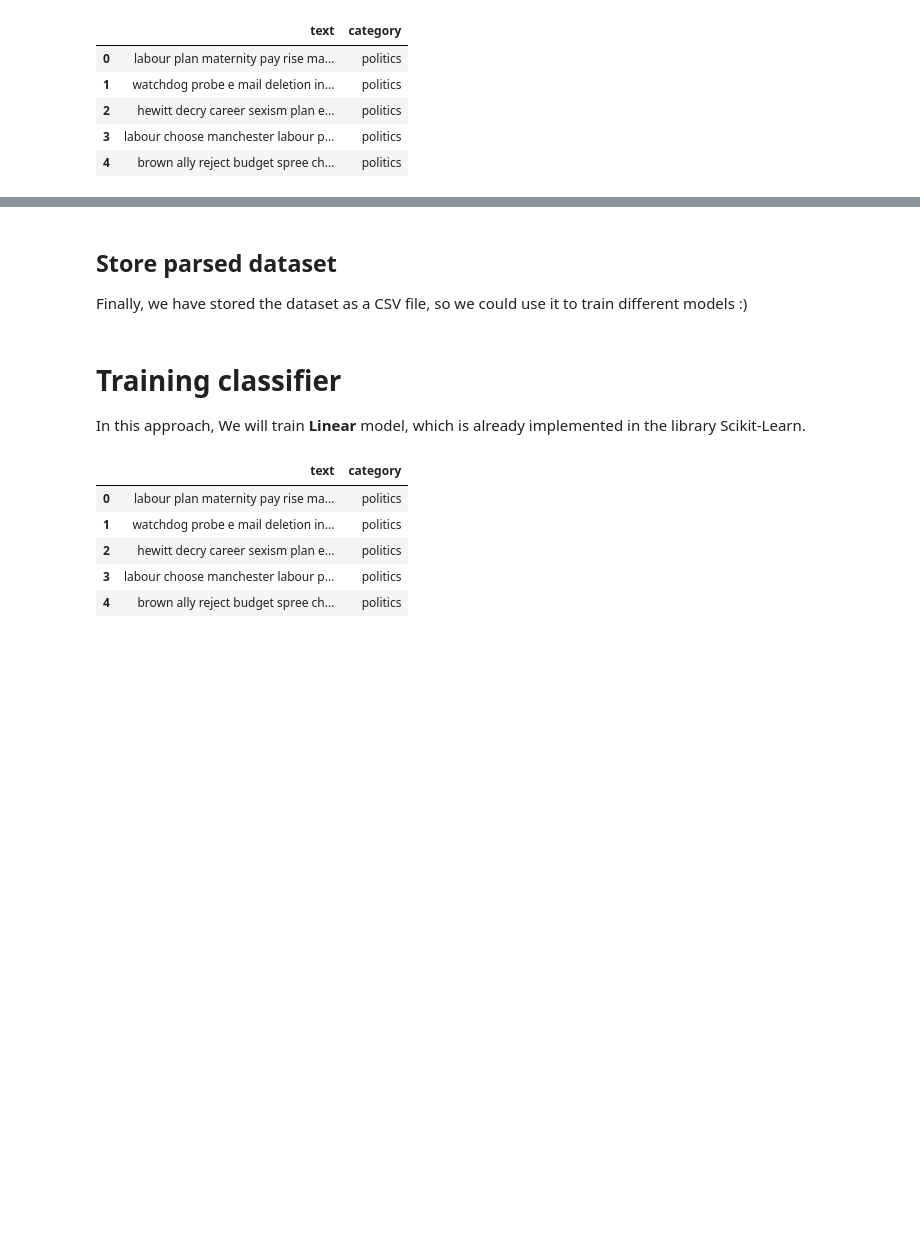
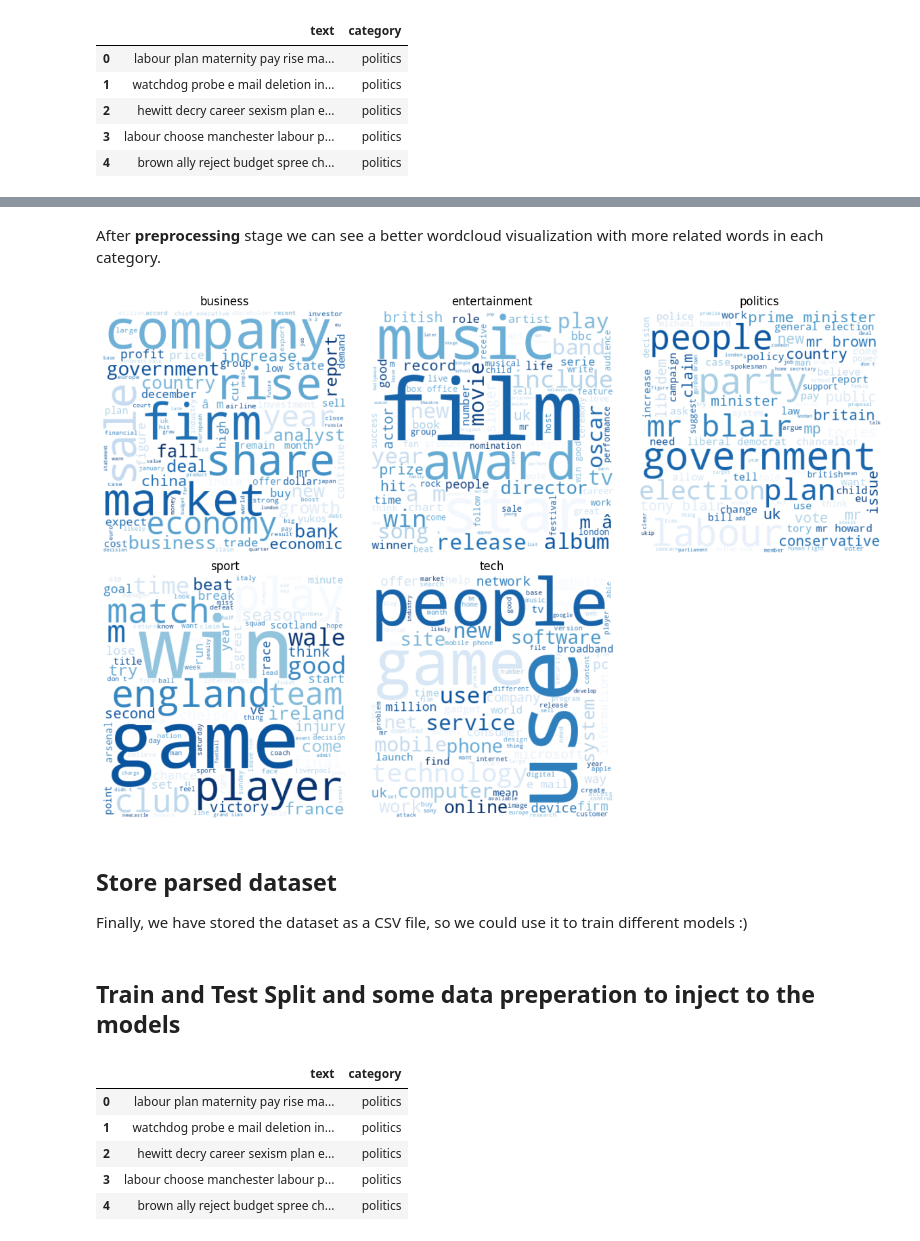
Before and after one commit to alizahedi7/Text-Classification, a Jupyter notebook: Text_Classification.ipynb, the cells around one changed output, grey strips where cells are left out. Cells and saved outputs as stored; diff of their text form; code cells hidden in the pictures; blank space fills up the shorter version.

```diff
--- a/Text_Classification.ipynb
+++ b/Text_Classification.ipynb
@@ -192,5 +257,5 @@ def clean_puns(df):
 # %%
-df = clean_puns(df)
+df = clean_punctuation(df)
 df.head()
 # %% [output]
 |  | text | category |
@@ -246,2 +299,32 @@ def lemmatize_dataset(df, join_char=' '):
+# %%
+def lemmatize_dataset(df, join_char=' '):
+    """
+    Lemmatize the 'text' column of a pandas DataFrame using the Spacy library.
+
+    Args:
+        df: A pandas DataFrame with a 'text' column to be lemmatized.
+        join_char: The character to use when joining the lemmatized tokens into a string. Default is ' '.
+
+    Returns:
+        The lemmatized pandas DataFrame.
+    """
+    # Load the Spacy English model
+    nlp = spacy.load('en_core_web_sm')
+
+    for index, row in df.iterrows():
+        # Get the text from the current row
+        text = row['text']
+
+        # Tokenize the text and lemmatize each token
+        tokens = nlp(text)
+        lemmatized_tokens = [w.lemma_.strip().lower() if w.lemma_ != "-PRON-" else w.lower_ for w in tokens]
+
+        # Join the lemmatized tokens into a string
+        lemmatized_text = join_char.join(lemmatized_tokens)
+
+        # Update the 'text' column with the lemmatized text
+        row['text'] = lemmatized_text
+
+    return df
 # %%
 df = lemmatize_dataset(df)
@@ -291,6 +400,6 @@ def clean_stops(df, join_char=' ', split_char=' '):
 # %%
-df = clean_stops(df)
-df.head() # Sample
+df = clean_stop_words(df)
+df.head()
 # %% [output]
 |  | text | category |
 | 0 | labour plan maternity pay rise ma... | politics |
@@ -413,6 +565,6 @@ def tf_idf_on_data(df, split_char=' ', join_char=' '):
 # %%
-df = tf_idf_on_data(df)
-df.head() # Sample
+apply_tf_idf_threshold(df)
+df.head()
 # %% [output]
 |  | text | category |
 | 0 | labour plan maternity pay rise ma... | politics |
@@ -439,3 +586,9 @@ df_stats['tf_idf']['per_category']
+# %% [markdown]
+After **preprocessing** stage we can see a better wordcloud visualization with more related words in each category.
+# %%
+plot_wordclouds(df, 'text', 'category')
+# %% [output]
+[figure, added]
 # %% [markdown]
 ## Store parsed dataset
 
@@ -446,6 +598,2 @@ Finally, we have stored the dataset as a CSV file, so we could use it to train d
 path = 'Text_dataset/parsed_dataset.csv'
 df.to_csv(path, index_label=False)
-# %% [markdown]
-# Training classifier
-
-In this approach, We will train **Linear** model, which is already implemented in the library Scikit-Learn.
@@ -462,0 +600,2 @@ from sklearn.model_selection import GridSearchCV
+# %% [markdown]
+## Train and Test Split and some data preperation to inject to the models
```
Also changed, not shown: parts of 76 cells of this notebook.
